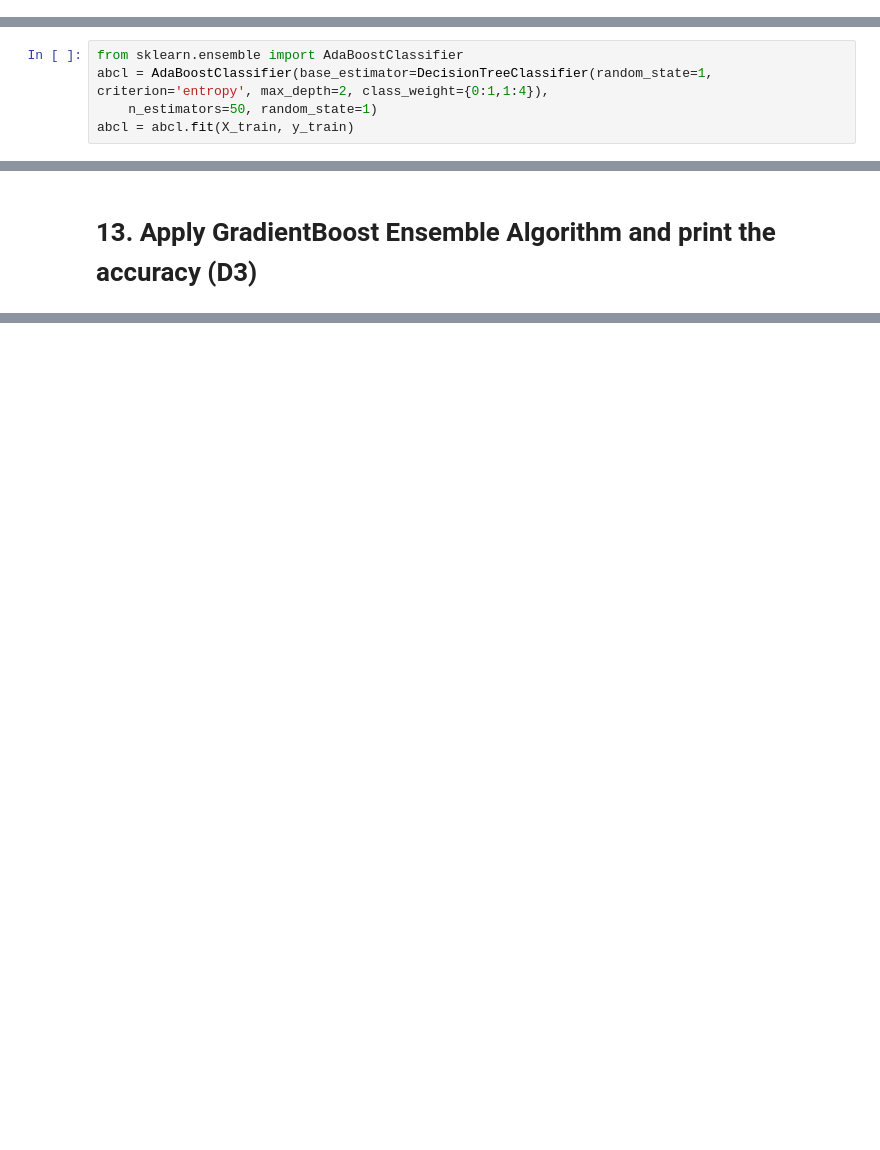
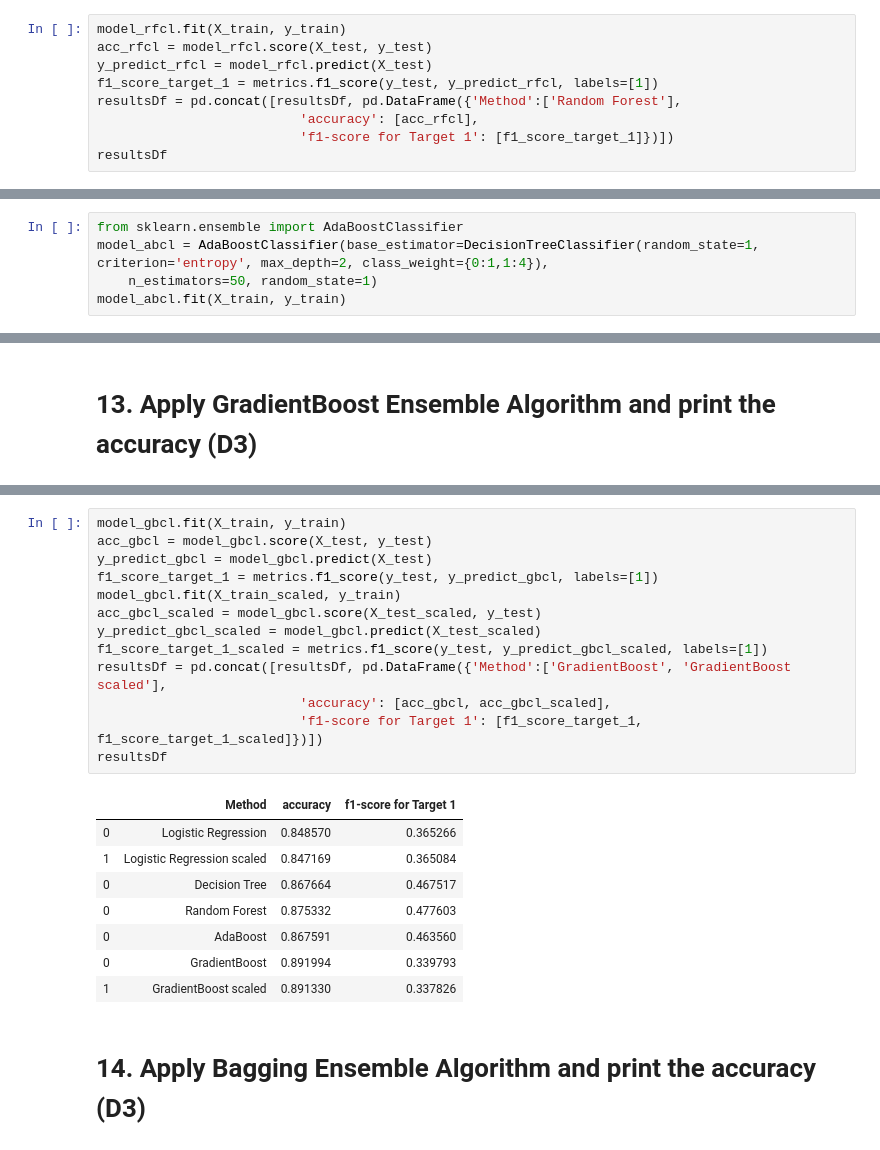
Before and after one commit to NhatTanVu/AI-ML, a Jupyter notebook: Ensemble Techniques & Model Tuning/[Project] - Ensemble Techniques - Term Deposit Subscription Prediction/Project 3/Project_3_Tan_G8.ipynb, the cells around one changed output, grey strips where cells are left out. Cells and saved outputs as stored; diff of their text form; blank space fills up the shorter version.

```diff
--- a/Ensemble Techniques & Model Tuning/[Project] - Ensemble Techniques - Term Deposit Subscription Prediction/Project 3/Project_3_Tan_G8.ipynb
+++ b/Ensemble Techniques & Model Tuning/[Project] - Ensemble Techniques - Term Deposit Subscription Prediction/Project 3/Project_3_Tan_G8.ipynb
@@ -522,0 +552,9 @@ weighted avg       0.88      0.88      0.88     13564
+# %%
+model_rfcl.fit(X_train, y_train)
+acc_rfcl = model_rfcl.score(X_test, y_test)
+y_predict_rfcl = model_rfcl.predict(X_test)
+f1_score_target_1 = metrics.f1_score(y_test, y_predict_rfcl, labels=[1])
+resultsDf = pd.concat([resultsDf, pd.DataFrame({'Method':['Random Forest'],
+                          'accuracy': [acc_rfcl],
+                          'f1-score for Target 1': [f1_score_target_1]})])
+resultsDf
@@ -524,6 +568,6 @@ weighted avg       0.88      0.88      0.88     13564
 # 12. Apply Adaboost Ensemble Algorithm and print the accuracy (D3)
 # %%
 from sklearn.ensemble import AdaBoostClassifier
-abcl = AdaBoostClassifier(base_estimator=DecisionTreeClassifier(random_state=1, criterion='entropy', max_depth=2, class_weight={0:1,1:4}),
+model_abcl = AdaBoostClassifier(base_estimator=DecisionTreeClassifier(random_state=1, criterion='entropy', max_depth=2, class_weight={0:1,1:4}),
     n_estimators=50, random_state=1)
-abcl = abcl.fit(X_train, y_train)
+model_abcl.fit(X_train, y_train)
@@ -556,0 +669,24 @@ weighted avg       0.88      0.87      0.87     13564
+# %%
+model_gbcl.fit(X_train, y_train)
+acc_gbcl = model_gbcl.score(X_test, y_test)
+y_predict_gbcl = model_gbcl.predict(X_test)
+f1_score_target_1 = metrics.f1_score(y_test, y_predict_gbcl, labels=[1])
+model_gbcl.fit(X_train_scaled, y_train)
+acc_gbcl_scaled = model_gbcl.score(X_test_scaled, y_test)
+y_predict_gbcl_scaled = model_gbcl.predict(X_test_scaled)
+f1_score_target_1_scaled = metrics.f1_score(y_test, y_predict_gbcl_scaled, labels=[1])
+resultsDf = pd.concat([resultsDf, pd.DataFrame({'Method':['GradientBoost', 'GradientBoost scaled'],
+                          'accuracy': [acc_gbcl, acc_gbcl_scaled],
+                          'f1-score for Target 1': [f1_score_target_1, f1_score_target_1_scaled]})])
+resultsDf
+# %% [output]
+|  | Method | accuracy | f1-score for Target 1 |
+| 0 | Logistic Regression | 0.848570 | 0.365266 |
+| 1 | Logistic Regression scaled | 0.847169 | 0.365084 |
+| 0 | Decision Tree | 0.867664 | 0.467517 |
+| 0 | Random Forest | 0.875332 | 0.477603 |
+| 0 | AdaBoost | 0.867591 | 0.463560 |
+| 0 | GradientBoost | 0.891994 | 0.339793 |
+| 1 | GradientBoost scaled | 0.891330 | 0.337826 |
+# %% [markdown]
+# 14. Apply Bagging Ensemble Algorithm and print the accuracy (D3)
```
Also changed, not shown: parts of 31 cells of this notebook.
